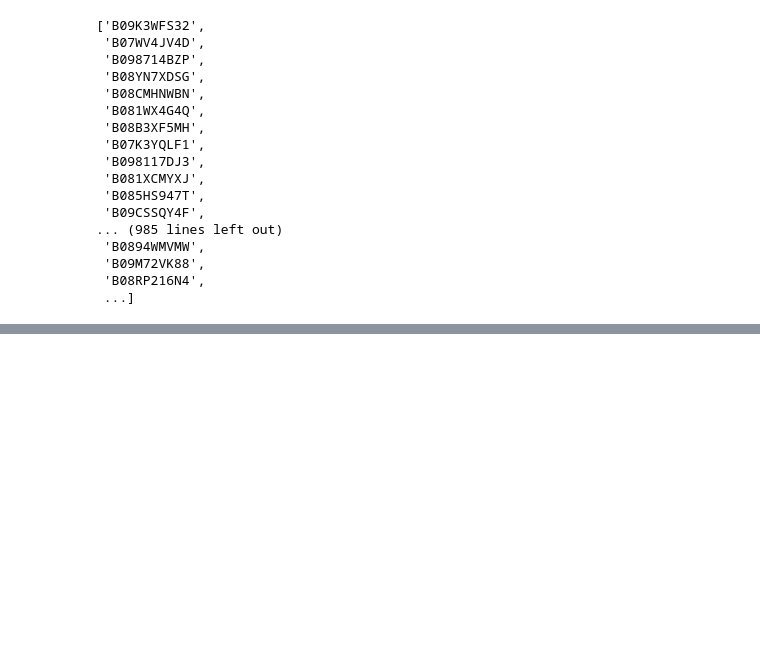
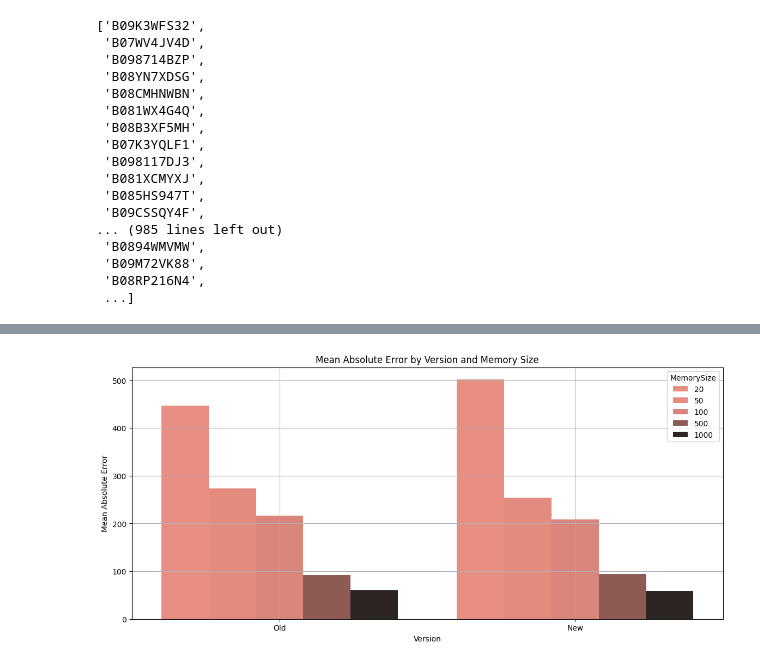
Before and after one commit to ywnl/streaming-algorithms-comparison, a Jupyter notebook: streaming-env/notebooks/sales_data_implementation.ipynb, the cells around one changed output, grey strips where cells are left out. Cells and saved outputs as stored; diff of their text form; code cells hidden in the pictures; blank space fills up the shorter version.

```diff
--- a/streaming-env/notebooks/sales_data_implementation.ipynb
+++ b/streaming-env/notebooks/sales_data_implementation.ipynb
@@ -258,0 +293,4 @@ plt.show()
+# %%
+# convert to dataframe
+sales_approx_mod_df = pd.DataFrame(summary_mod_rows)
+display(sales_approx_mod_df)
@@ -258,0 +318,7 @@ plt.show()
+# %%
+sales_approx_df["Version"] = "Old"
+sales_approx_mod_df["Version"] = "New"
+# %%
+df_combined = pd.concat([sales_approx_df, sales_approx_mod_df])
+df_algs = df_combined[df_combined["Algorithm"].isin(["CountMinSketch", "CountSketch"])]
+display(df_algs)
@@ -258,0 +343,19 @@ plt.show()
+# %%
+import seaborn as sns
+import matplotlib.pyplot as plt
+
+plt.figure(figsize=(14, 6))
+sns.barplot(
+    data=df_algs[df_algs["Algorithm"] == "CountSketch"],
+    x='Version',
+    y='MeanAbsError',
+    hue='MemorySize',
+    palette='dark:salmon_r'
+)
+plt.title('Mean Absolute Error by Version and Memory Size')
+plt.xlabel('Version')
+plt.ylabel('Mean Absolute Error')
+plt.grid(True)
+plt.show()
+# %% [output]
+[figure, added]
```
Also changed, not shown: parts of 13 cells of this notebook, 13 other files.
